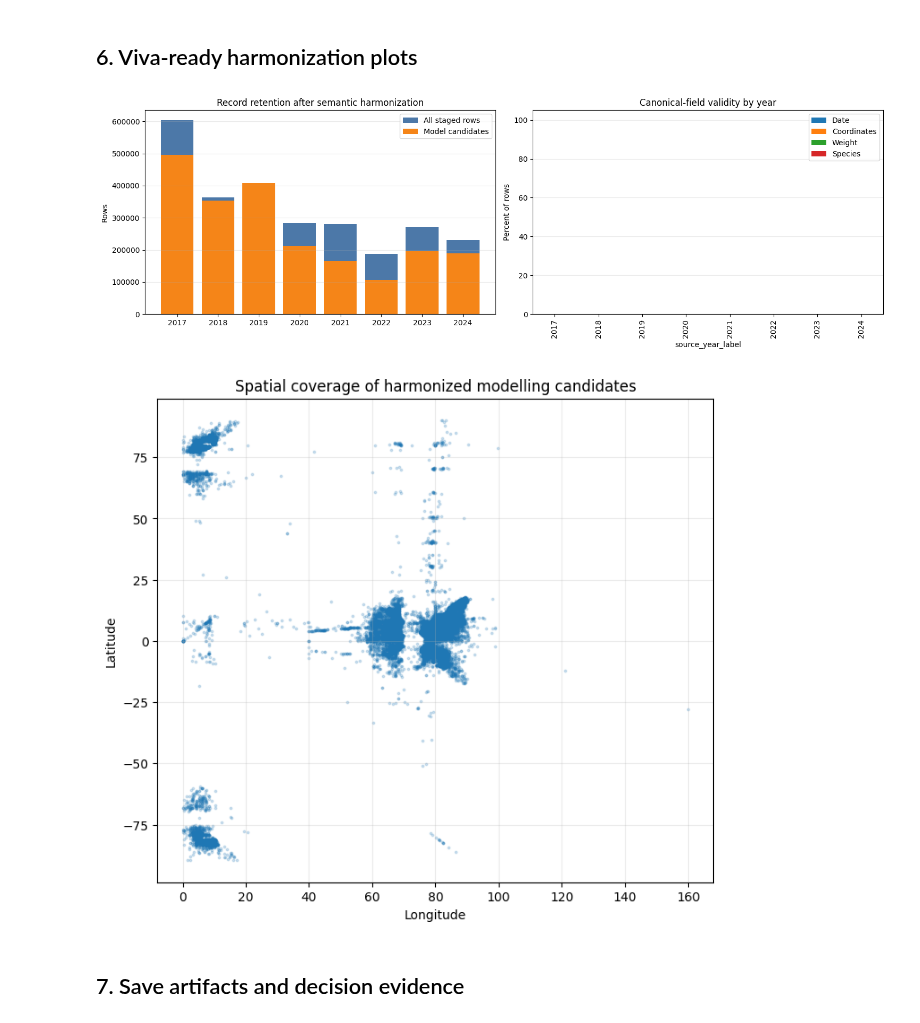
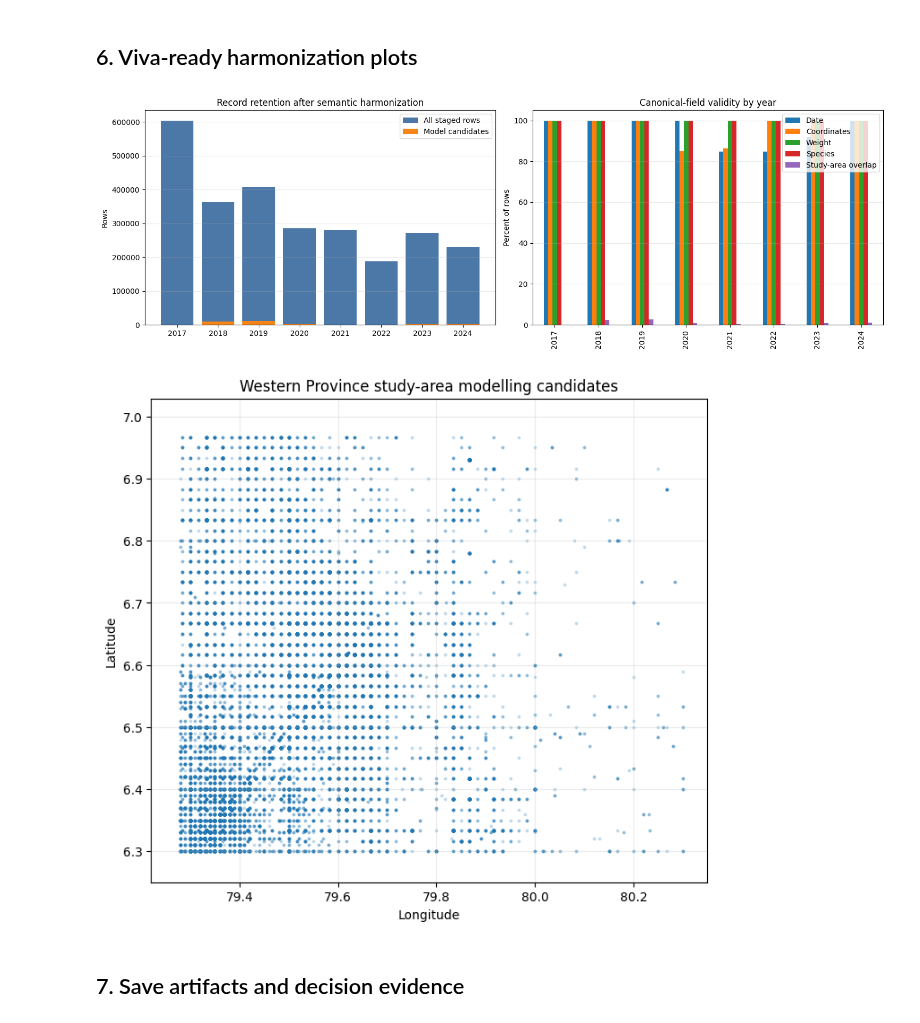
Before and after one commit to uvindu827/J26-DS-350, a Jupyter notebook: component - 3/Notebooks/02b_semantic_harmonization.ipynb, the cells around one changed output. Drawn from its saved outputs; the diff is of its cells as text; code cells hidden in the pictures.

Commit message:
fix(cleaning): correct 2017 coordinate mapping and resolve pandas plotting bug

```diff
--- a/component - 3/Notebooks/02b_semantic_harmonization.ipynb
+++ b/component - 3/Notebooks/02b_semantic_harmonization.ipynb
@@ -72,10 +77,10 @@ Interim input: /content/drive/MyDrive/FishGuard-C3/data/interim
 ## 2. Year-specific semantic mapping
 # %%
 MAPPINGS = [
- {'year':2017,'file':'fisheries_2017_staged.parquet','species':'catch','weight':'kg','quantity':'qty','vessel':'reg_num','gear':'gear','date_mode':'ymd','month':'unnamed_2','day':'unnamed_3','lat':'longi','lon':'latti'},
+ {'year':2017,'file':'fisheries_2017_staged.parquet','species':'catch','weight':'kg','quantity':'qty','vessel':'reg_num','gear':'gear','date_mode':'ymd','month':'unnamed_2','day':'unnamed_3','lat':'latti','lon':'longi'},
  {'year':2018,'file':'fisheries_2018_staged.parquet','species':'fish_name','weight':'kg','quantity':'amount','vessel':'boat_no','gear':'catch_type','date_mode':'ymd_fields','year_field':'y','month':'m','day':'d','lat':'lat','lon':'long'},
  {'year':2019,'file':'fisheries_2019_staged.parquet','species':'fish_name','weight':'kg','quantity':'amount','vessel':'boat_no','gear':'catch_type','date_mode':'ymd','month':'month','day':'date_of_set','lat':'latitude','lon':'longetude'},
- {'year':2020,'file':'fisheries_2020_staged.parquet','species':'name','weight':'weight','quantity':'qty','vessel':'vessel_id','gear':'geartype','date_mode':'field','date':'dateandtime','lat':'longitude','lon':'latttitude','direction':'gps_derection'},
+ {'year':2020,'file':'fisheries_2020_staged.parquet','species':'name','weight':'weight','quantity':'qty','vessel':'vessel_id','gear':'geartype','date_mode':'field','date':'dateandtime','lat':'latttitude','lon':'longitude','direction':'gps_derection'},
  {'year':2021,'file':'fisheries_2021_staged.parquet','species':'name','weight':'weight','quantity':'qty','vessel':'vessel_id','gear':'geartype','date_mode':'field','date':'date_time','lat':'start_n','lon':'start_e','direction':'startgpsderec'},
  {'year':2022,'file':'fisheries_2022_staged.parquet','species':'name','weight':'weight','quantity':'qty','vessel':'vessel_id','gear':'geartype','date_mode':'field','date':'date_time','lat':'lattude','lon':'longitude','direction':'lattude_direction'},
  {'year':2022,'file':'fisheries_2022_issues.parquet','species':'name','weight':'weight','quantity':'qty','vessel':'vessel_id','gear':'geartype','date_mode':'field','date':'date_time','lat':'lattitude','lon':'longitude','direction':'lattude_direction'},
@@ -131,11 +136,14 @@ def harmonize(frame,mapping):
     out['vessel_id']=text(frame[mapping['vessel']]).str.upper()
     out['gear']=text(frame[mapping['gear']]).str.lower()
     out['event_date']=event_date(frame,mapping)
+    raw_latitude=numeric(frame[mapping['lat']]); raw_longitude=numeric(frame[mapping['lon']])
     out['latitude']=coordinate(frame[mapping['lat']])
     out['longitude']=coordinate(frame[mapping['lon']])
     if mapping.get('direction'): out['latitude']=apply_latitude_direction(out['latitude'],frame[mapping['direction']])
     out['date_valid']=out['event_date'].between(pd.Timestamp('2017-01-01'),pd.Timestamp('2024-12-31'))
     out['coordinates_valid']=out['latitude'].between(-90,90)&out['longitude'].between(-180,180)
+    out['ambiguous_encoded_coordinate']=raw_latitude.abs().gt(90)|raw_longitude.abs().gt(180)
+    out['in_study_area']=out['latitude'].between(STUDY_BOUNDS['latitude_min'],STUDY_BOUNDS['latitude_max'])&out['longitude'].between(STUDY_BOUNDS['longitude_min'],STUDY_BOUNDS['longitude_max'])
     out['weight_valid']=out['catch_weight_kg'].notna()&(out['catch_weight_kg']>=0)
     out['species_valid']=out['species'].notna()&out['species'].ne('')
     key=['source_year_label','vessel_id','event_date','latitude','longitude','gear']
@@ -154,13 +162,16 @@ for mapping in MAPPINGS:
     parts.append(canonical)
     source_summary.append({'year':mapping['year'],'file':mapping['file'],'rows':len(canonical),
         'valid_dates':int(canonical.date_valid.sum()),'valid_coordinates':int(canonical.coordinates_valid.sum()),
-        'valid_weights':int(canonical.weight_valid.sum()),'valid_species':int(canonical.species_valid.sum())})
+        'study_area_rows':int(canonical.in_study_area.sum()),'ambiguous_encoded_coordinates':int(canonical.ambiguous_encoded_coordinate.sum()),
+        'valid_weights':int(canonical.weight_valid.sum()),'valid_species':int(canonical.species_valid.sum()),
+        'latitude_min':canonical.latitude.min(),'latitude_max':canonical.latitude.max(),
+        'longitude_min':canonical.longitude.min(),'longitude_max':canonical.longitude.max()})
     del staged,canonical; gc.collect()
 all_records=pd.concat(parts,ignore_index=True); del parts; gc.collect()
 duplicate_key=['source_year_label','vessel_id','event_date','latitude','longitude','gear','species','catch_weight_kg','quantity_count_candidate']
 all_records['exact_canonical_duplicate']=all_records.duplicated(duplicate_key,keep='first')
 all_records['core_fields_valid']=all_records[['date_valid','coordinates_valid','weight_valid','species_valid']].all(axis=1)
-all_records['model_candidate']=all_records.core_fields_valid & all_records.source_role.eq('candidate_observations') & ~all_records.exact_canonical_duplicate
+all_records['model_candidate']=all_records.core_fields_valid & all_records.in_study_area & all_records.source_role.eq('candidate_observations') & ~all_records.exact_canonical_duplicate
 model_candidates=all_records.loc[all_records.model_candidate].copy()
 source_summary=pd.DataFrame(source_summary)
 display(source_summary); print('All records:',len(all_records)); print('Model candidates:',len(model_candidates))
@@ -184,7 +195,8 @@ assert len(all_records)==source_summary.rows.sum()
 assert model_candidates.model_candidate.all()
 summary=(all_records.groupby(['source_year_label','source_role'],dropna=False).agg(
     rows=('source_row_number','size'),valid_dates=('date_valid','sum'),valid_coordinates=('coordinates_valid','sum'),
-    valid_weights=('weight_valid','sum'),valid_species=('species_valid','sum'),
+    valid_weights=('weight_valid','sum'),valid_species=('species_valid','sum'),study_area_rows=('in_study_area','sum'),
+    ambiguous_encoded_coordinates=('ambiguous_encoded_coordinate','sum'),
     exact_duplicates=('exact_canonical_duplicate','sum'),model_candidates=('model_candidate','sum')).reset_index())
 display(summary)
 print('Reconciliation passed; the all-records artifact retains every staged row.')
@@ -205,20 +217,22 @@ Reconciliation passed; the all-records artifact retains every staged row.
 # %%
 plot=summary.groupby('source_year_label',as_index=False).sum(numeric_only=True)
 fig,axes=plt.subplots(1,2,figsize=(15,5))
 axes[0].bar(plot.source_year_label.astype(str),plot.rows,label='All staged rows',color='#4c78a8')
 axes[0].bar(plot.source_year_label.astype(str),plot.model_candidates,label='Model candidates',color='#f58518')
 axes[0].set_title('Record retention after semantic harmonization'); axes[0].set_ylabel('Rows'); axes[0].legend(); axes[0].grid(axis='y',alpha=.25)
-validity=pd.DataFrame({'Date':100*plot.valid_dates/plot.rows,'Coordinates':100*plot.valid_coordinates/plot.rows,
-    'Weight':100*plot.valid_weights/plot.rows,'Species':100*plot.valid_species/plot.rows},index=plot.source_year_label.astype(str))
+validity=pd.DataFrame({'Date':(100*plot.valid_dates/plot.rows).to_numpy(),'Coordinates':(100*plot.valid_coordinates/plot.rows).to_numpy(),
+    'Weight':(100*plot.valid_weights/plot.rows).to_numpy(),'Species':(100*plot.valid_species/plot.rows).to_numpy(),
+    'Study-area overlap':(100*plot.study_area_rows/plot.rows).to_numpy()},index=plot.source_year_label.astype(str).to_numpy())
 validity.plot(kind='bar',ax=axes[1]); axes[1].set_title('Canonical-field validity by year'); axes[1].set_ylabel('Percent of rows'); axes[1].set_ylim(0,105); axes[1].grid(axis='y',alpha=.25)
 fig.tight_layout(); path=FIGURE_DIR/'harmonization_summary.png'; fig.savefig(path,dpi=200,bbox_inches='tight'); plt.show()
 sample=model_candidates.dropna(subset=['longitude','latitude']).sample(min(50000,len(model_candidates)),random_state=42)
 fig,ax=plt.subplots(figsize=(8,7)); ax.scatter(sample.longitude,sample.latitude,s=3,alpha=.2)
-ax.set_title('Spatial coverage of harmonized modelling candidates'); ax.set_xlabel('Longitude'); ax.set_ylabel('Latitude'); ax.grid(alpha=.25)
+ax.set_title('Western Province study-area modelling candidates'); ax.set_xlabel('Longitude'); ax.set_ylabel('Latitude'); ax.grid(alpha=.25)
+ax.set_xlim(STUDY_BOUNDS['longitude_min']-.05,STUDY_BOUNDS['longitude_max']+.05); ax.set_ylim(STUDY_BOUNDS['latitude_min']-.05,STUDY_BOUNDS['latitude_max']+.05)
 path2=FIGURE_DIR/'harmonized_spatial_coverage.png'; fig.savefig(path2,dpi=200,bbox_inches='tight'); plt.show()
 # %% [output]
-[figure, old version]
+[figure, new version]
-[figure, old version]
+[figure, new version]
 # %% [markdown]
 ## 7. Save artifacts and decision evidence
 # %%
```
Also changed, not shown: parts of 7 cells of this notebook, 11 other files.
